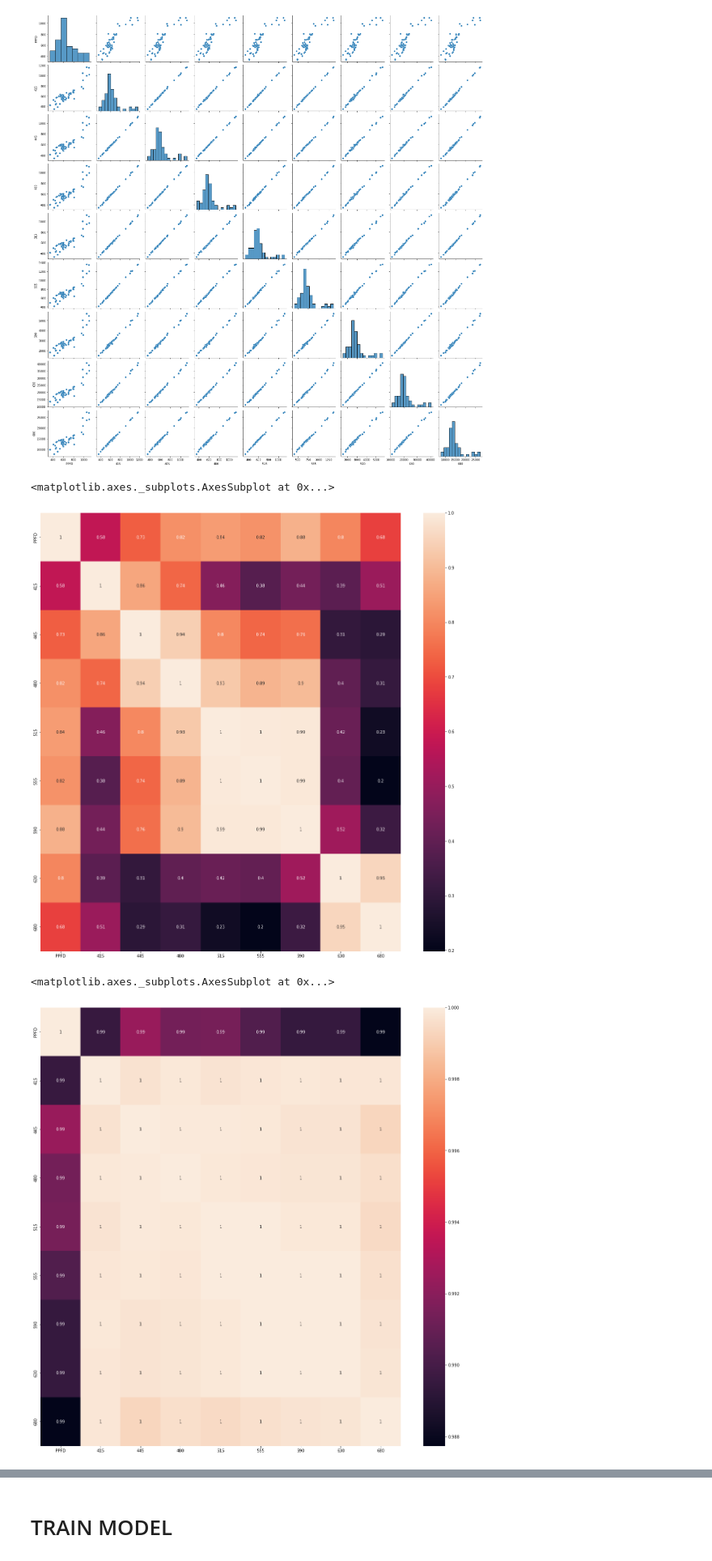
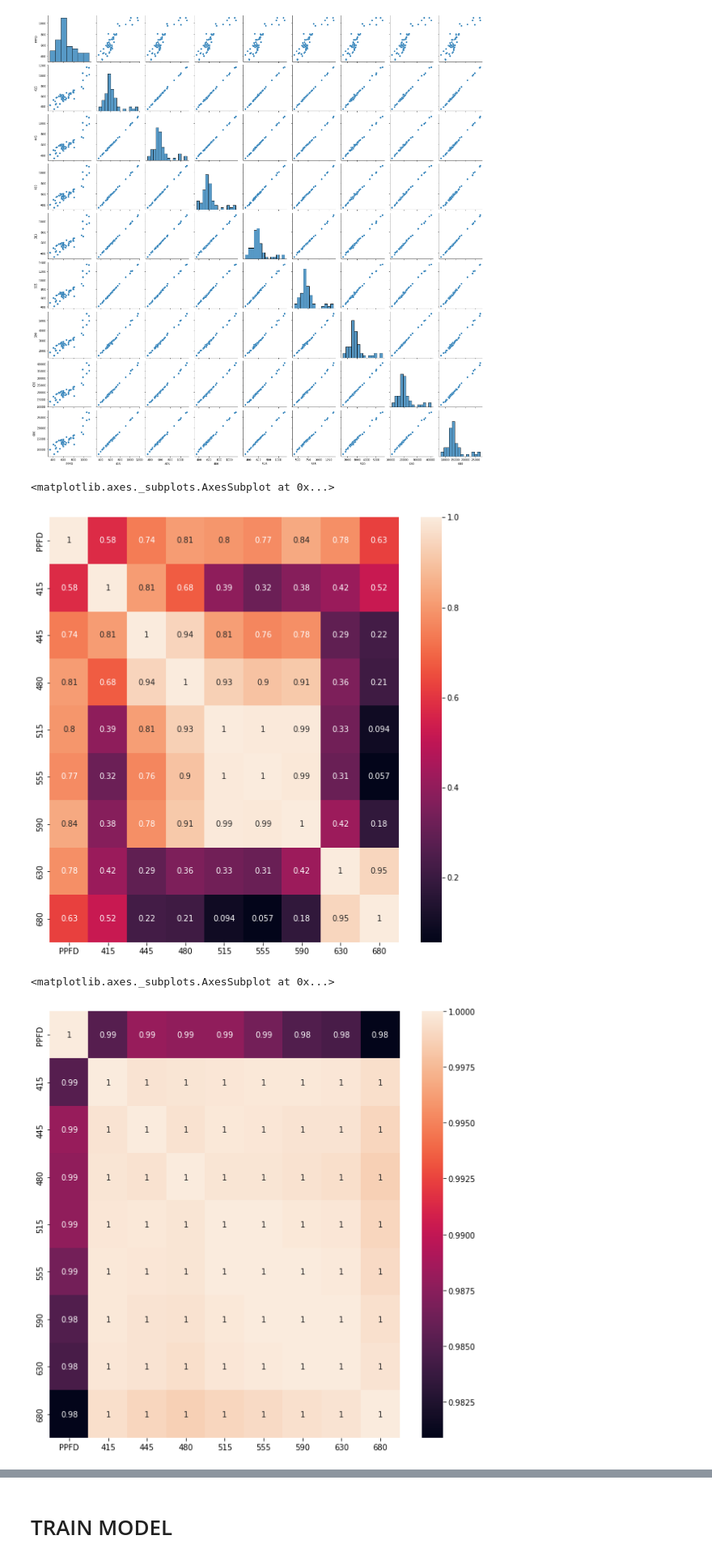
Before and after one commit to solarslurpi/OG-GrowBuddy, a Jupyter notebook: notebooks/PAR_Buddy_mlr.ipynb, the cells around one changed output, grey strips where cells are left out. Shown at 81% size. Cells and saved outputs as stored; diff of their text form; code cells hidden in the pictures.

```diff
--- a/notebooks/PAR_Buddy_mlr.ipynb
+++ b/notebooks/PAR_Buddy_mlr.ipynb
@@ -64,11 +110,10 @@ There are three LED settings:
 - "burple red" LEDs - the lights I have have two settings, veg and bloom.  The bloom has noticeably more red lights.
 # %%
 # Load readings from "white" LEDs
-url = 'https://raw.githubusercontent.com/solarslurpi/GrowBuddy/main/data/as7341_white_02052022.csv'
-readings_white1 = pd.read_csv(url)
-url = 'https://raw.githubusercontent.com/solarslurpi/GrowBuddy/main/data/white_02092022.csv'
-readings_white2 = pd.read_csv(url)
-readings_white = pd.concat([readings_white1,readings_white2],sort=False,ignore_index=True)
+readings_white1 = pd.read_csv('https://raw.githubusercontent.com/solarslurpi/GrowBuddy/main/data/white_02052022.csv')
+readings_white2 = pd.read_csv('https://raw.githubusercontent.com/solarslurpi/GrowBuddy/main/data/white_02092022.csv')
+readings_white3 = pd.read_csv('https://raw.githubusercontent.com/solarslurpi/GrowBuddy/main/data/white_02142022.csv')
+readings_white = pd.concat([readings_white1,readings_white2,readings_white3],sort=False,ignore_index=True)
 readings_white.head()
 # %% [output]
 |  | PPFD | 415 | 445 | 480 | 515 | 555 | 590 | 630 | 680 |
@@ -214,15 +256,15 @@ sns.pairplot(readings_burple_red)
 <seaborn.axisgrid.PairGrid at 0x...>
 [figure]
 # %%
-f,ax = plt.subplots(figsize=(20,20))
+f,ax = plt.subplots(figsize=(10,10))
 sns.heatmap(readings.corr(),annot=True)
 # %% [output]
 <matplotlib.axes._subplots.AxesSubplot at 0x...>
-[figure, old version]
+[figure, new version]
 # %%
-f,ax = plt.subplots(figsize=(20,20))
+f,ax = plt.subplots(figsize=(10,10))
 sns.heatmap(readings_white.corr(),annot=True)
 # %% [output]
 <matplotlib.axes._subplots.AxesSubplot at 0x...>
-[figure, old version]
+[figure, new version]
 # %%
```
Also changed, not shown: parts of 87 cells of this notebook.
